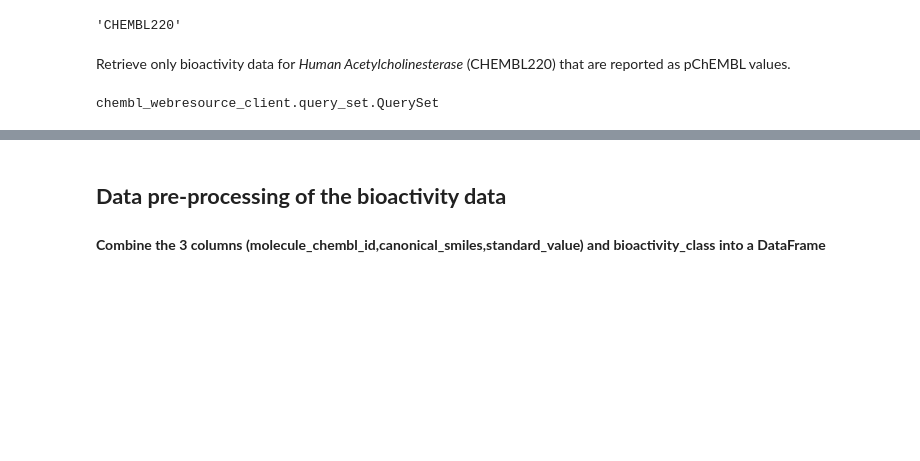
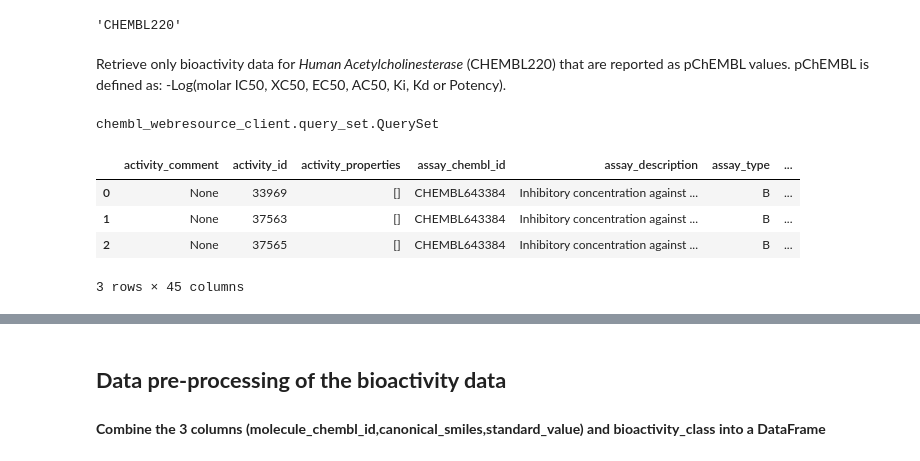
Before and after one commit to layal-khayal/ML_drugDiscovery, a Jupyter notebook: Drugdiscovery.ipynb, the cells around one changed output, grey strips where cells are left out. Saved outputs shown, nothing was run; the diff lists cells and outputs as text; code cells hidden in the pictures; blank space fills up the shorter version.

```diff
--- a/Drugdiscovery.ipynb
+++ b/Drugdiscovery.ipynb
@@ -65,7 +90,7 @@ selected_target
 # %% [output]
 'CHEMBL220'
 # %% [markdown]
-Retrieve only bioactivity data for *Human Acetylcholinesterase* (CHEMBL220) that are reported as pChEMBL values.
+Retrieve only bioactivity data for *Human Acetylcholinesterase* (CHEMBL220) that are reported as pChEMBL values. pChEMBL is defined as: -Log(molar IC50, XC50, EC50, AC50, Ki, Kd or Potency).
 # %%
 activity = new_client.activity
 res = activity.filter(target_chembl_id=selected_target).filter(standard_type="IC50")
@@ -75,6 +100,14 @@ type(res)
 chembl_webresource_client.query_set.QuerySet
 # %%
 df = pd.DataFrame.from_dict(res)
+# %%
+df.head(3)
+# %% [output]
+|  | activity_comment | activity_id | activity_properties | assay_chembl_id | assay_description | assay_type | ... |
+| 0 | None | 33969 | [] | CHEMBL643384 | Inhibitory concentration against ... | B | ... |
+| 1 | None | 37563 | [] | CHEMBL643384 | Inhibitory concentration against ... | B | ... |
+| 2 | None | 37565 | [] | CHEMBL643384 | Inhibitory concentration against ... | B | ... |
+3 rows × 45 columns
 # %%
 df.to_csv('acetylcholinesterase_01_bioactivity_data_raw.csv', index=False)
 # %%
```
Also changed, not shown: parts of 34 cells of this notebook.
